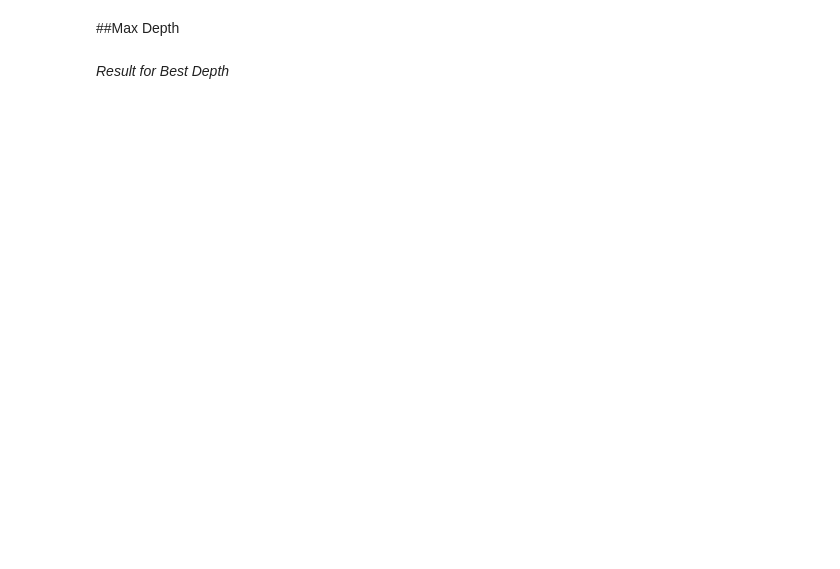
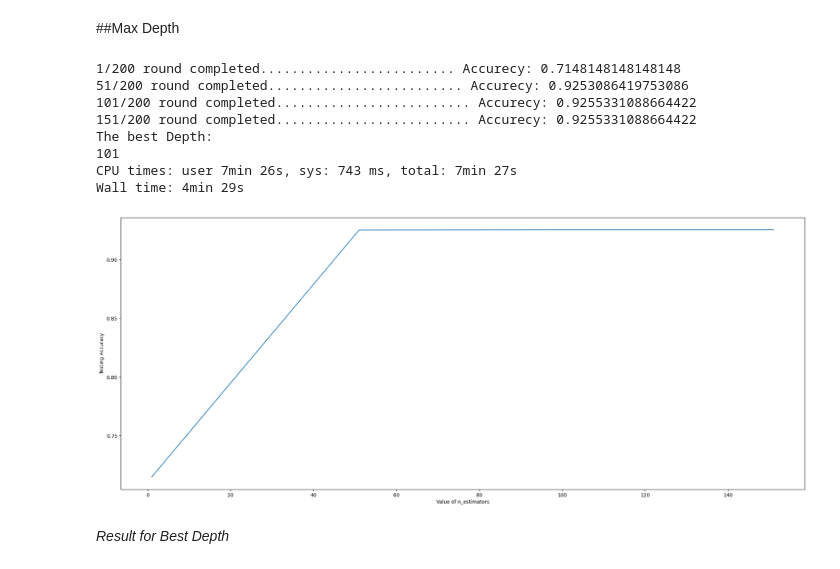
Before and after one commit to RKNahid/ASSDML, a Jupyter notebook: Project_Tuning.ipynb, the cells around one changed output. Cells and saved outputs as stored; diff of their text form; code cells hidden in the pictures; blank space fills up the shorter version.

```diff
--- a/Project_Tuning.ipynb
+++ b/Project_Tuning.ipynb
@@ -106,37 +133,47 @@ print("Accurecy: ",accuracy_score(y_test, y_pred))
 %%time
 from sklearn.ensemble import RandomForestClassifier
 from sklearn.metrics import accuracy_score
-N=500
-k_range = range (0,N+1,100)
+N=200
+k_range = range (1,N+1,50)
 scores={}
 scores_list = []
 for k in k_range:
   classifier = RandomForestClassifier(max_depth=k,random_state=0,n_jobs = -1)
   classifier.fit(x_train, y_train)
   y_pred=classifier.predict(x_test)
   scores[k] = accuracy_score(y_test,y_pred)
   scores_list.append(accuracy_score(y_test,y_pred))
   print(str(k)+"/"+str(N)+" round completed......................... Accurecy: "+str(accuracy_score(y_test,y_pred)))
 
 
 
 %matplotlib inline
 import matplotlib.pyplot as plt
 
 plt.figure(figsize = (25,10))
 plt.plot(k_range,scores_list)
 plt.xlabel('Value of n_estimators')
 plt.ylabel ('Testing Accuracy')
 
 
 
 print("The best Depth:")
 best_depth=list(scores.keys())[scores_list.index(max(scores_list))]
 print(best_depth)
 
 
 
 #76
+# %% [output]
+1/200 round completed......................... Accurecy: 0.7148148148148148
+51/200 round completed......................... Accurecy: 0.9253086419753086
+101/200 round completed......................... Accurecy: 0.9255331088664422
+151/200 round completed......................... Accurecy: 0.9255331088664422
+The best Depth:
+101
+CPU times: user 7min 26s, sys: 743 ms, total: 7min 27s
+Wall time: 4min 29s
+[figure, added]
 # %% [markdown]
 *Result for Best Depth*
 # %%
```
Also changed, not shown: parts of 5 cells of this notebook.
